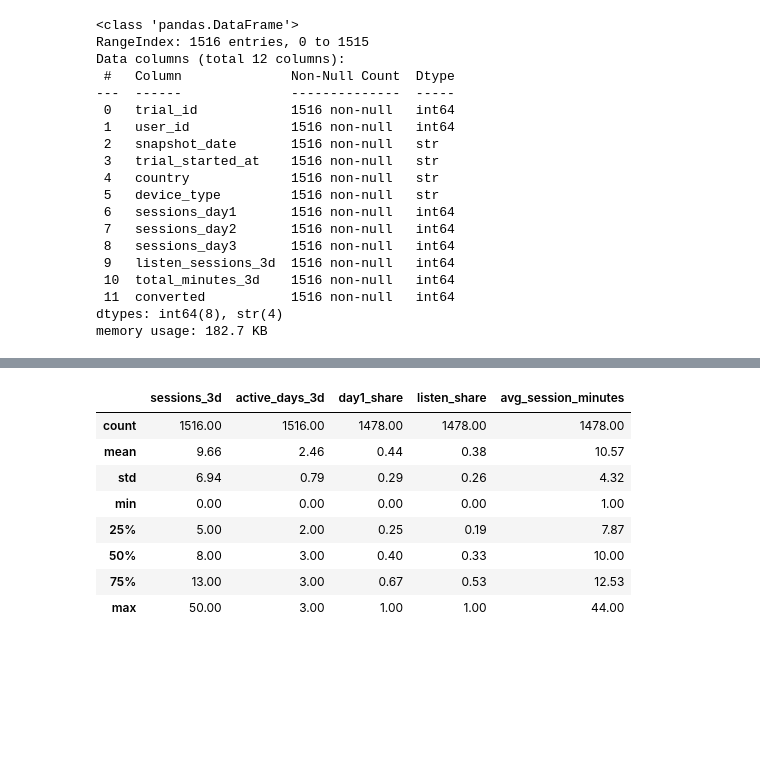
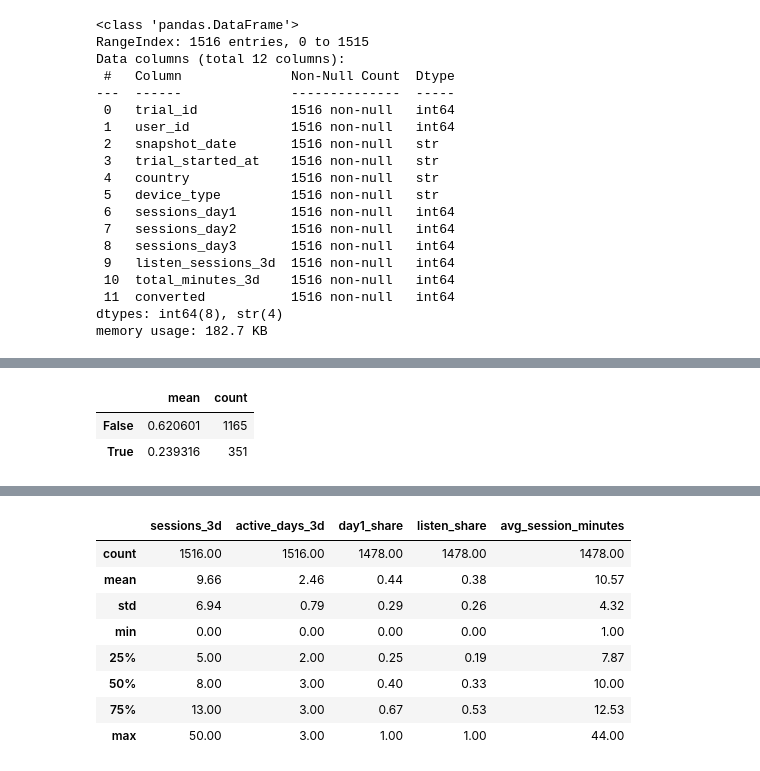
Before and after one commit to evangoh122/futureproof-ds, a Jupyter notebook: trial_conversion_model.ipynb, the cells around one changed output, grey strips where cells are left out. Drawn from its saved outputs; the diff is of its cells as text; code cells hidden in the pictures; blank space fills up the shorter version.

```diff
--- a/trial_conversion_model.ipynb
+++ b/trial_conversion_model.ipynb
@@ -63,0 +126,8 @@ memory usage: 182.7 KB
+# %%
+# heavy day-1 users who then disappear look different from steady users
+binge = (df["sessions_day1"] / df["sessions_3d"] > 0.6) & (df["sessions_3d"] >= 3)
+df.groupby(binge)["converted"].agg(["mean", "count"])
+# %% [output]
+|  | mean | count |
+| False | 0.620601 | 1165 |
+| True | 0.239316 | 351 |
```
Also changed, not shown: parts of 17 cells of this notebook, 1 other file.
